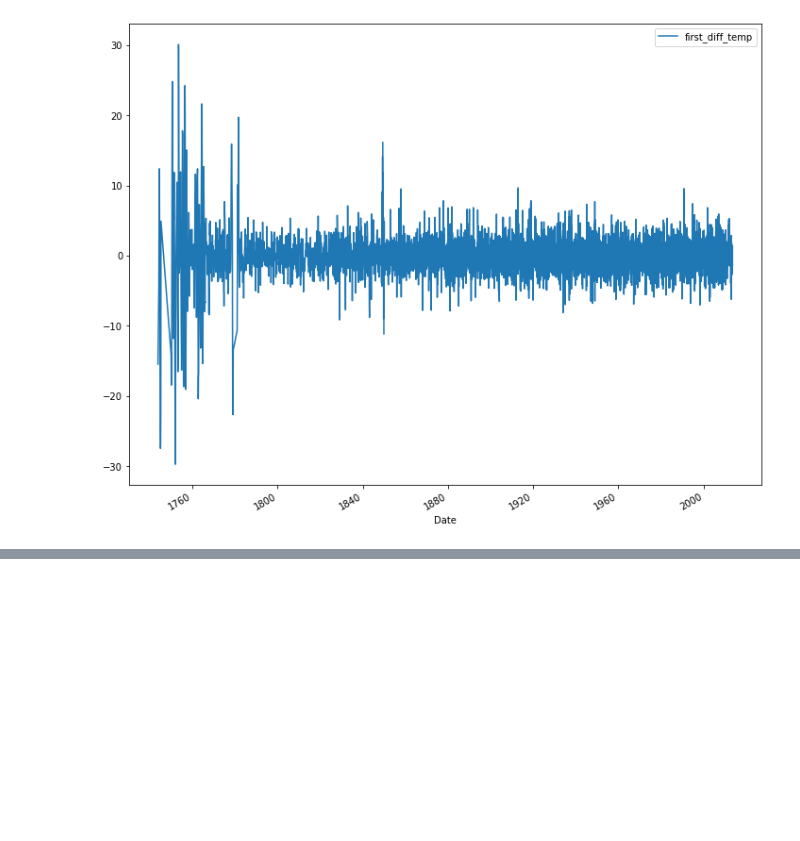
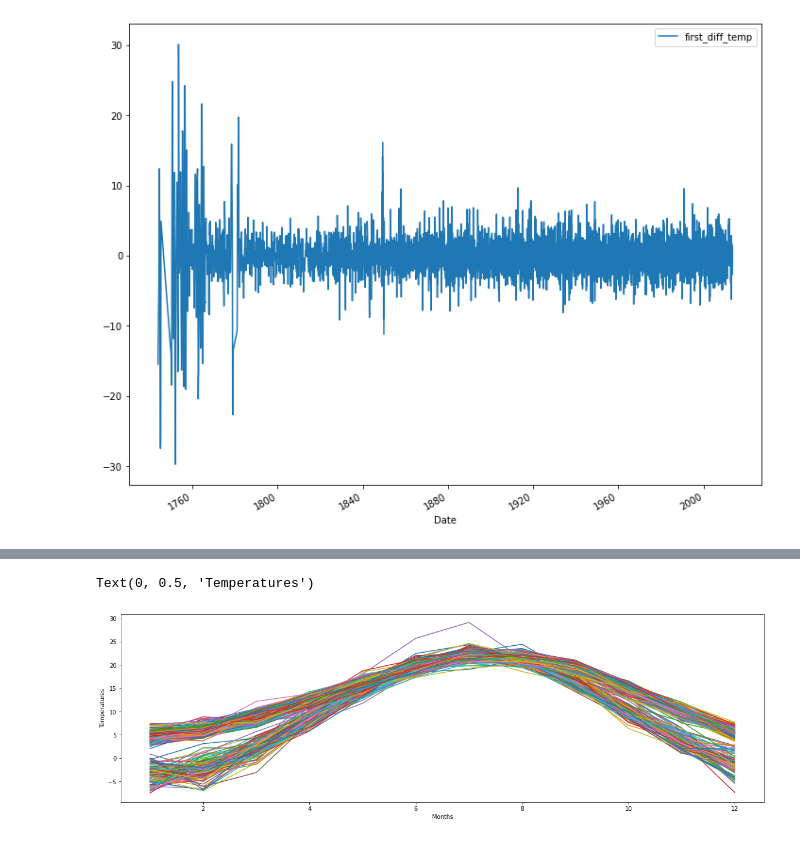
Before and after one commit to crzysab/Data-Science-Real-Projects-in-Python, a Jupyter notebook: Predict_Temperature_of_Different_Cities.ipynb, the cells around one changed output, grey strips where cells are left out. Drawn from its saved outputs; the diff is of its cells as text; code cells hidden in the pictures; blank space fills up the shorter version.

```diff
--- a/Predict_Temperature_of_Different_Cities.ipynb
+++ b/Predict_Temperature_of_Different_Cities.ipynb
@@ -421,0 +434,4 @@ df[['first_diff_temp']].plot(figsize=(12,10))
+# %%
+data2['month'] = data2.index.month
+# %%
+data2['year'] = data2.index.year
@@ -421,0 +448,2 @@ df[['first_diff_temp']].plot(figsize=(12,10))
+# %%
+pivot = data2.pivot_table(values='Temp', index='month', columns='year')
@@ -421,0 +468,8 @@ df[['first_diff_temp']].plot(figsize=(12,10))
+# %%
+pivot.plot(figsize=(20,6))
+plt.legend().remove()
+plt.xlabel('Months')
+plt.ylabel('Temperatures')
+# %% [output]
+Text(0, 0.5, 'Temperatures')
+[figure, added]
```
Also changed, not shown: parts of 6 cells of this notebook.
